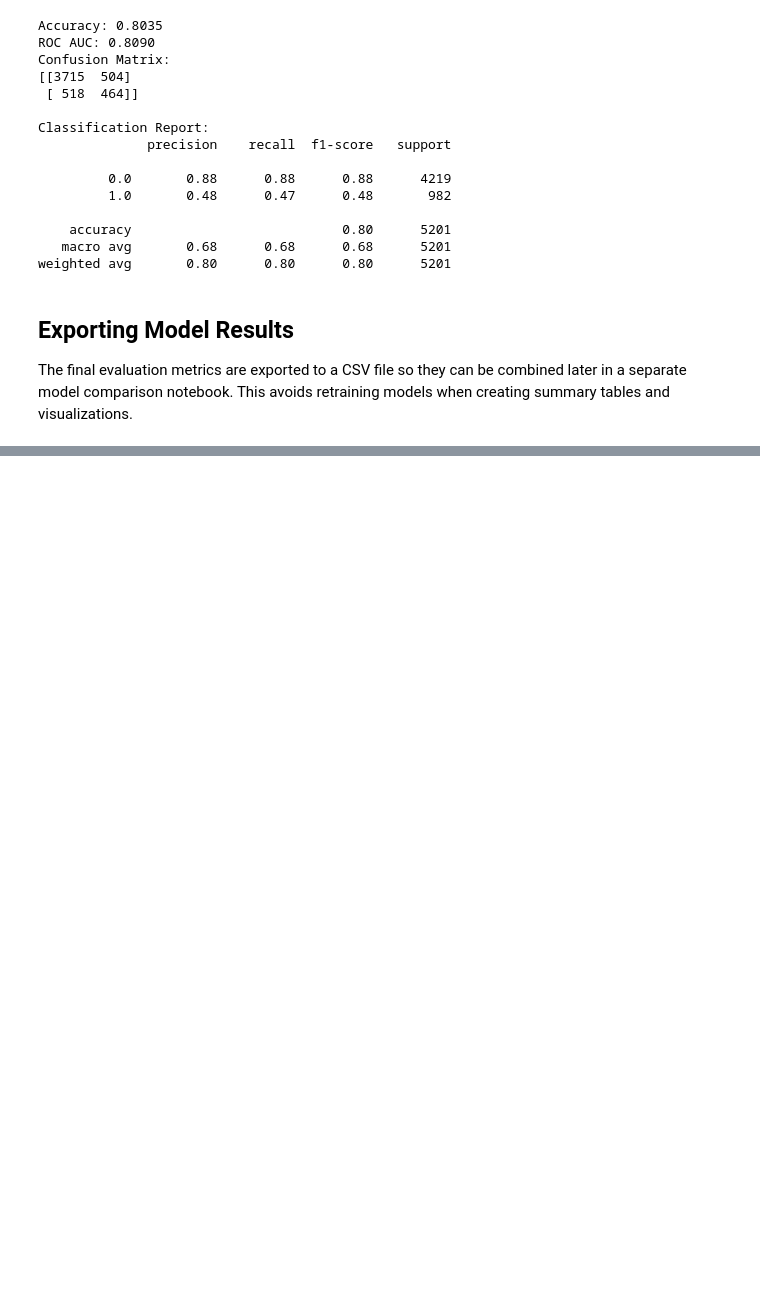
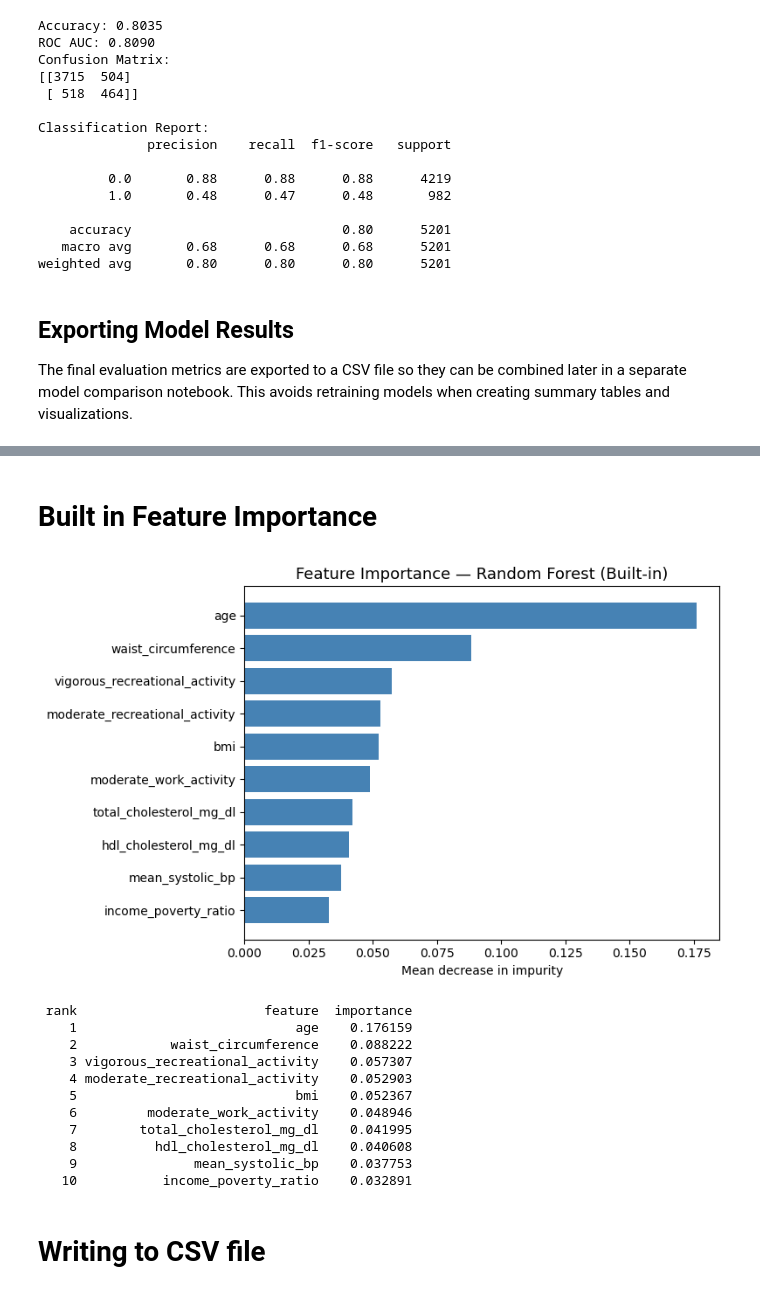
Before and after one commit to KaylanDG/Feature_Importance_DT2_Prediction, a Jupyter notebook: RandomForest/random_forest_A.ipynb, the cells around one changed output, grey strips where cells are left out. Cells and saved outputs as stored; diff of their text form; code cells hidden in the pictures; blank space fills up the shorter version.

```diff
--- a/RandomForest/random_forest_A.ipynb
+++ b/RandomForest/random_forest_A.ipynb
@@ -147,0 +222,37 @@ metrics_df.to_csv("../RESULTS/PERFORMANCE/random_forest_oversampling_metrics.csv
+# %% [markdown]
+# Built in Feature Importance
+# %%
+rf_model = pipeline_rf_a.named_steps["model"]
+
+fi_df = (
+    pd.DataFrame({"feature": X_test_final.columns, "importance": rf_model.feature_importances_})
+    .sort_values("importance", ascending=False)
+    .head(10)
+    .reset_index(drop=True)
+)
+fi_df["rank"] = fi_df.index + 1
+
+fig, ax = plt.subplots(figsize=(8, 5))
+ax.barh(fi_df["feature"], fi_df["importance"], color="steelblue")
+ax.invert_yaxis()
+ax.set_title("Feature Importance — Random Forest (Built-in)", fontsize=13)
+ax.set_xlabel("Mean decrease in impurity")
+plt.tight_layout()
+plt.show()
+
+print(fi_df[["rank", "feature", "importance"]].to_string(index=False))
+# %% [output]
+[figure, added]
+ rank                        feature  importance
+    1                            age    0.176159
+    2            waist_circumference    0.088222
+    3 vigorous_recreational_activity    0.057307
+    4 moderate_recreational_activity    0.052903
+    5                            bmi    0.052367
+    6         moderate_work_activity    0.048946
+    7        total_cholesterol_mg_dl    0.041995
+    8          hdl_cholesterol_mg_dl    0.040608
+    9               mean_systolic_bp    0.037753
+   10           income_poverty_ratio    0.032891
+# %% [markdown]
+# Writing to CSV file
```
Also changed, not shown: parts of 9 cells of this notebook, 6 other files.
